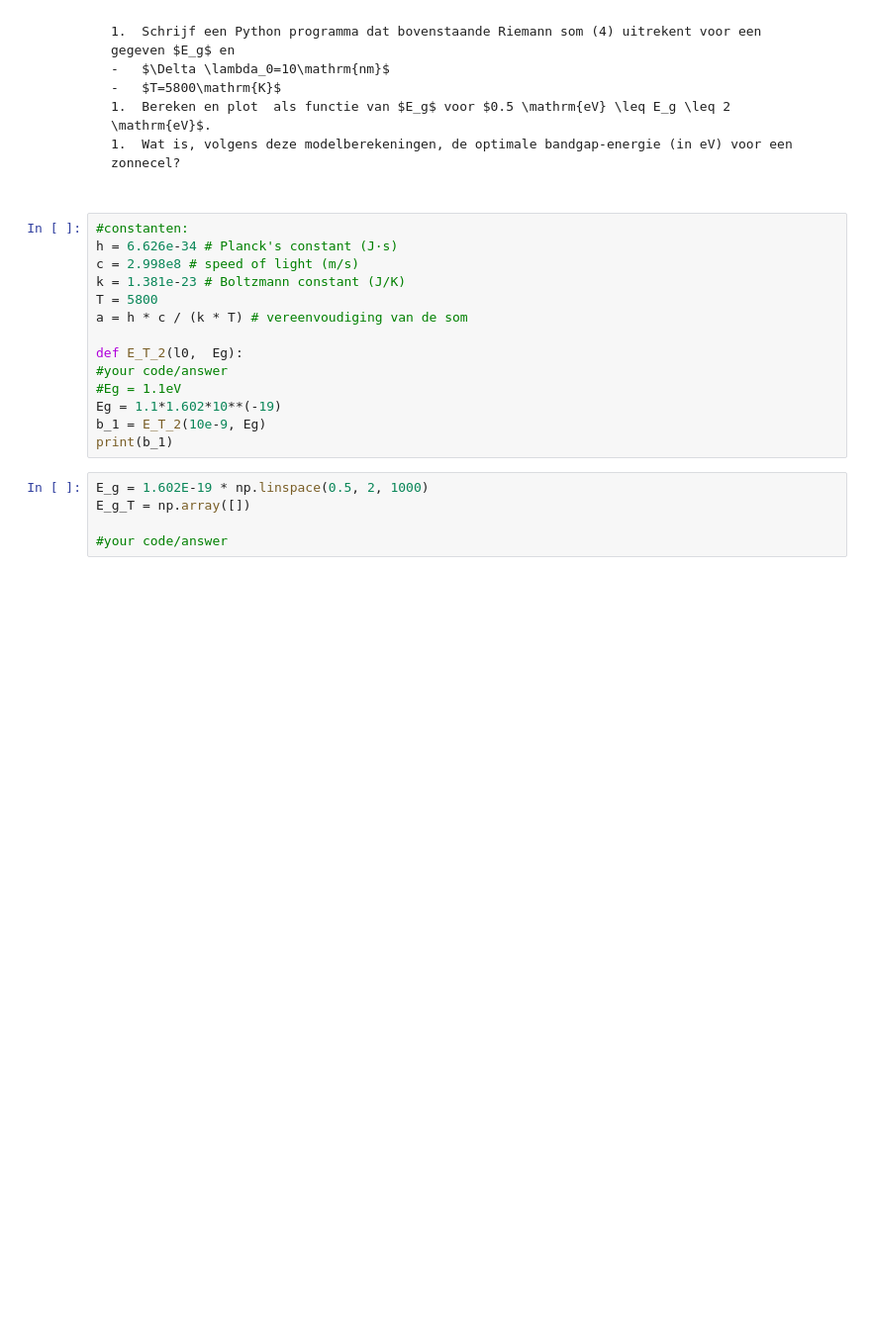
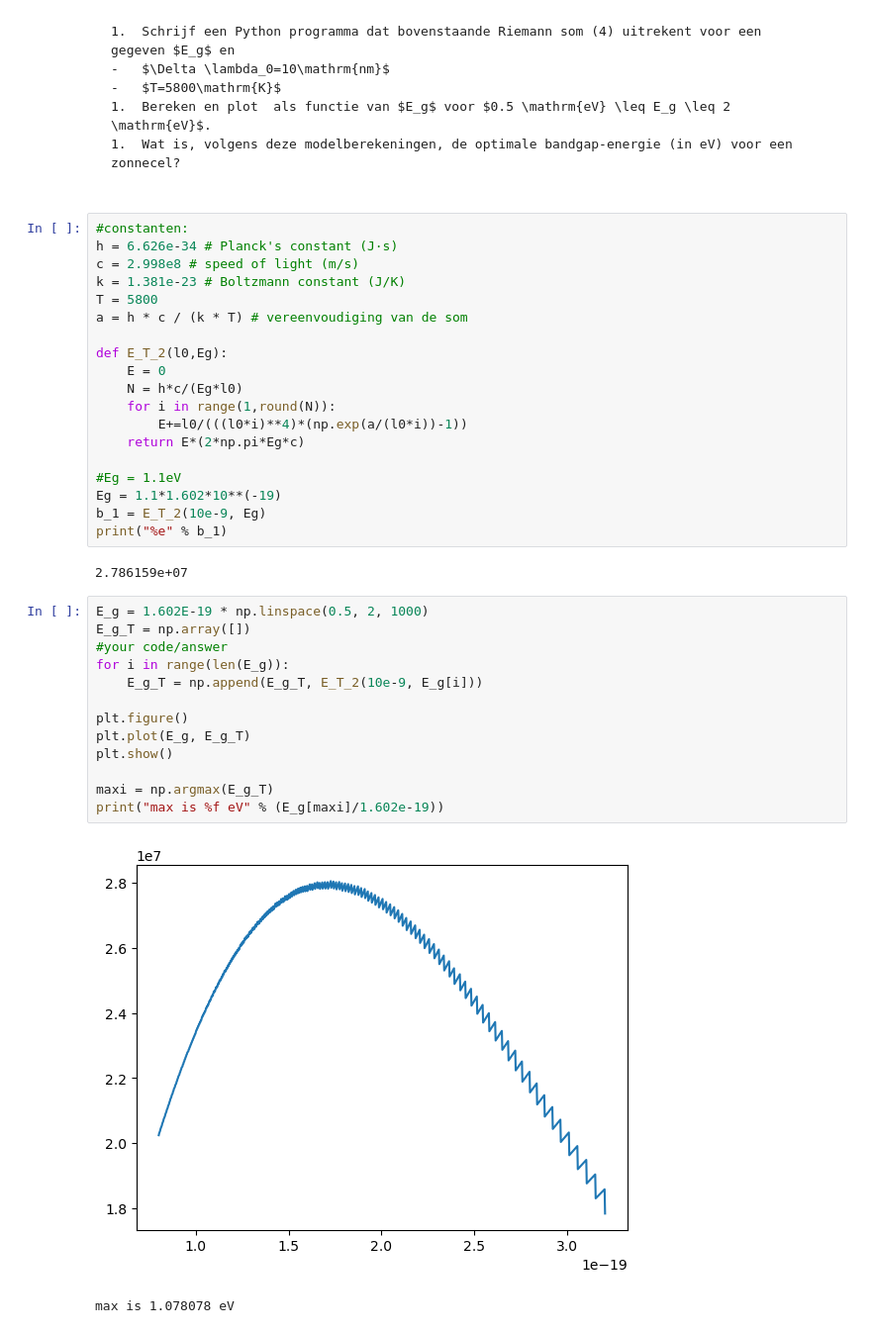
Before and after one commit to IshaSchneiders/69, a Jupyter notebook: Content/PySim/10_voltaische_cel.ipynb, the cells around one changed output. Shown at 99% size. Saved outputs shown, nothing was run; the diff lists cells and outputs as text; blank space fills up the shorter version.

```diff
--- a/Content/PySim/10_voltaische_cel.ipynb
+++ b/Content/PySim/10_voltaische_cel.ipynb
@@ -208,14 +208,32 @@ k = 1.381e-23 # Boltzmann constant (J/K)
 T = 5800
 a = h * c / (k * T) # vereenvoudiging van de som
 
-def E_T_2(l0,  Eg):
-#your code/answer
+def E_T_2(l0,Eg):
+    E = 0
+    N = h*c/(Eg*l0)
+    for i in range(1,round(N)):
+        E+=l0/(((l0*i)**4)*(np.exp(a/(l0*i))-1))
+    return E*(2*np.pi*Eg*c)
+
 #Eg = 1.1eV
 Eg = 1.1*1.602*10**(-19)
 b_1 = E_T_2(10e-9, Eg)
-print(b_1)
+print("%e" % b_1)
+# %% [output]
+2.786159e+07
 # %%
 E_g = 1.602E-19 * np.linspace(0.5, 2, 1000)
 E_g_T = np.array([])
+#your code/answer
+for i in range(len(E_g)):
+    E_g_T = np.append(E_g_T, E_T_2(10e-9, E_g[i]))
 
-#your code/answer
+plt.figure()
+plt.plot(E_g, E_g_T)
+plt.show()
+
+maxi = np.argmax(E_g_T)
+print("max is %f eV" % (E_g[maxi]/1.602e-19))
+# %% [output]
+[figure, added]
+max is 1.078078 eV
```
